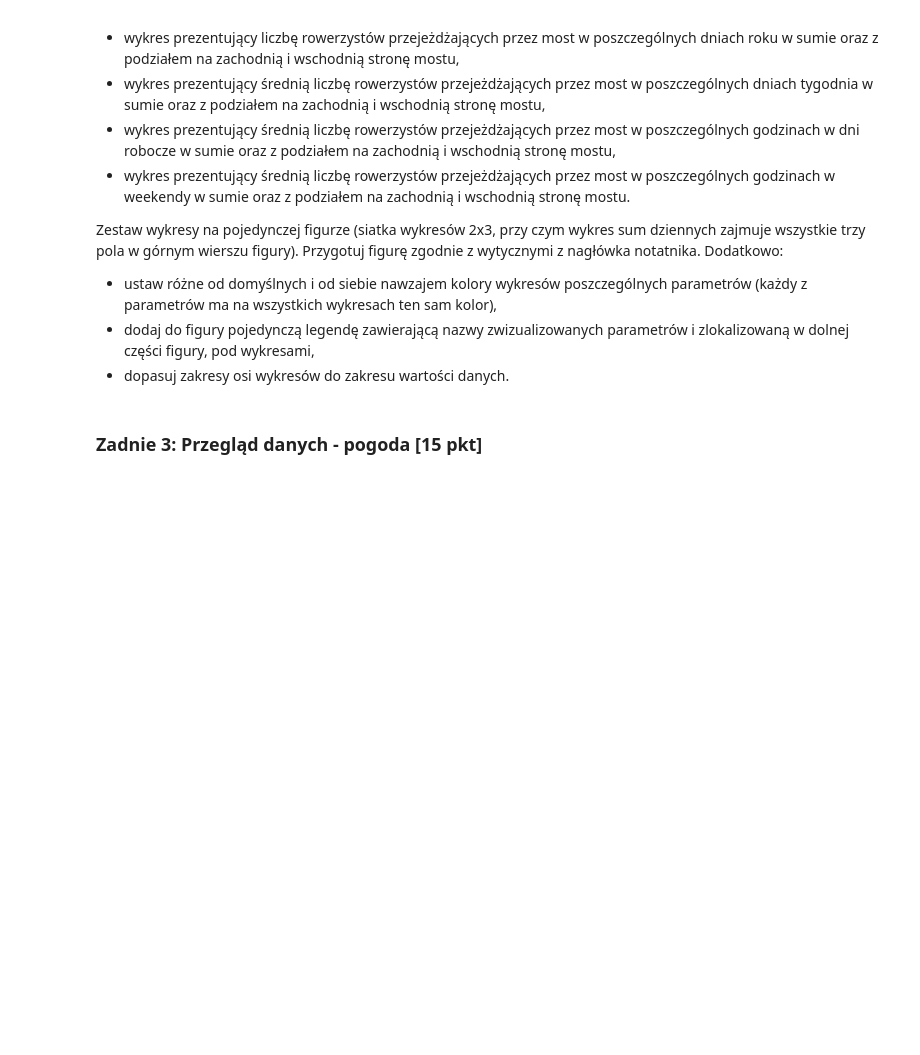
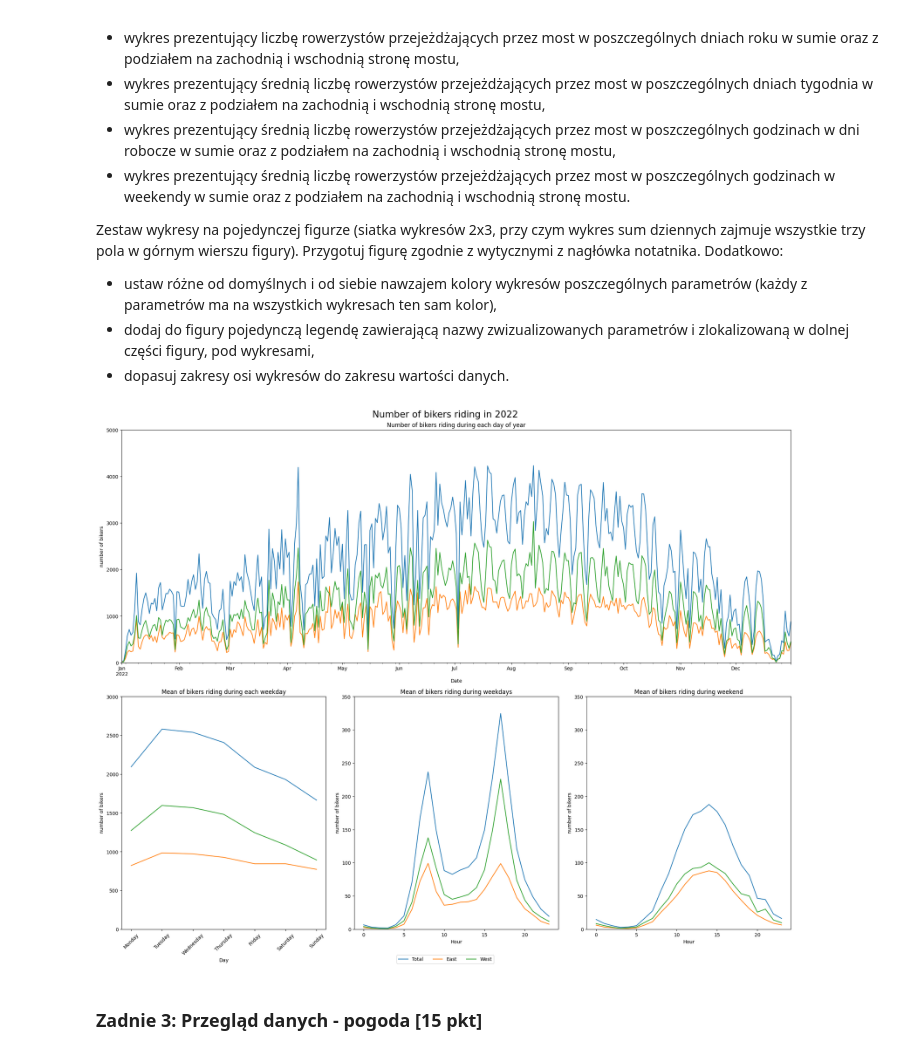
Before and after one commit to zuzannabrauer/dataAnalysisPython, a Jupyter notebook: ZZ03_CZ02.ipynb, the cells around one changed output. Drawn from its saved outputs; the diff is of its cells as text; code cells hidden in the pictures; blank space fills up the shorter version.

```diff
--- a/ZZ03_CZ02.ipynb
+++ b/ZZ03_CZ02.ipynb
@@ -153,4 +183,22 @@ assert np.all(np.isclose(bike_traffic_by_weekday_data.max().values, np.array([25
 # %%
 # Agregacja danych z konkretnych okresów tygodnia (dzień roboczy/weekend)
 # YOUR CODE HERE
-raise NotImplementedError()
+dates = pd.period_range(start='2022-01-01', end='2022-12-31', freq='H')
+weekday_weekend_hourly_bike_traffic_data = pd.DataFrame(index = range(24), columns = pd.MultiIndex.from_product([['Weekday', 'Weekend'], ['Total', 'East', 'West']]))
+weekday_weekend_hourly_bike_traffic_data.index.name = 'Hour'
+
+bike_traffic_data_copy = bike_traffic_data.copy()
+bike_traffic_data_copy['Weekday'] =  bike_traffic_data.index.weekday
+
+weekend = bike_traffic_data_copy.loc[bike_traffic_data_copy['Weekday'] >= 5][['Total', 'East', 'West']]
+weekday = bike_traffic_data_copy.loc[bike_traffic_data_copy['Weekday'] < 5][['Total', 'East', 'West']]
+
+weekday_weekend_hourly_bike_traffic_data.loc[:, ('Weekend', 'Total')] = weekend.groupby(weekend.index.hour).mean()['Total']
+weekday_weekend_hourly_bike_traffic_data.loc[:, ('Weekend', 'East')] = weekend.groupby(weekend.index.hour).mean()['East']
+weekday_weekend_hourly_bike_traffic_data.loc[:, ('Weekend', 'West')] = weekend.groupby(weekend.index.hour).mean()['West']
+weekday_weekend_hourly_bike_traffic_data.loc[:, ('Weekday', 'Total')] = weekday.groupby(weekday.index.hour).mean()['Total']
+weekday_weekend_hourly_bike_traffic_data.loc[:, ('Weekday', 'East')] = weekday.groupby(weekday.index.hour).mean()['East']
+weekday_weekend_hourly_bike_traffic_data.loc[:, ('Weekday', 'West')] = weekday.groupby(weekday.index.hour).mean()['West']
+
+weekday_weekend_hourly_bike_traffic_data = weekday_weekend_hourly_bike_traffic_data.astype(float)
+weekday_weekend_hourly_bike_traffic_data.style.format(precision = 2)
@@ -183,7 +251,41 @@ Zestaw wykresy na pojedynczej figurze (siatka wykresów 2x3, przy czym wykres su
 - dopasuj zakresy osi wykresów do zakresu wartości danych.
 # %%
 # YOUR CODE HERE
-raise NotImplementedError()
+fig, ax = plt.subplot_mosaic(
+    """
+    AAA
+    BCD
+    """, figsize = (20,16), constrained_layout=True
+)
+
+daily_bike_traffic_data.plot(ax=ax['A'])
+bike_traffic_by_weekday_data.plot(ax=ax['B'])
+weekday_weekend_hourly_bike_traffic_data.loc[:, 'Weekday'].plot(ax=ax['C'])
+weekday_weekend_hourly_bike_traffic_data.loc[:, 'Weekend'].plot(ax=ax['D'])
+
+ax['A'].set_ylim(0,5000)
+ax['A'].get_legend().remove()
+ax['A'].set_ylabel('number of bikers')
+ax['A'].set_title('Number of bikers riding during each day of year')
+ax['B'].set_ylim(0,3000)
+ax['B'].tick_params(axis='x', labelrotation = 45)
+ax['B'].get_legend().remove()
+ax['B'].set_ylabel('number of bikers')
+ax['B'].set_title('Mean of bikers riding during each weekday')
+ax['C'].set_ylim(0,350)
+ax['C'].get_legend().remove()
+ax['C'].set_ylabel('number of bikers')
+ax['C'].set_title('Mean of bikers riding during weekdays')
+ax['D'].set_ylim(0,350)
+ax['D'].get_legend().remove()
+ax['D'].set_ylabel('number of bikers')
+ax['D'].set_title('Mean of bikers riding during weekend')
+
+handles, labels = ax['D'].get_legend_handles_labels()
+fig.legend(handles, labels, loc = 'lower center', ncol = 3)
+fig.suptitle('Number of bikers riding in 2022', fontsize = 19);
+# %% [output]
+[figure, added]
 # %% [markdown]
 ### Zadnie 3: Przegląd danych - pogoda [15 pkt]
 # %% [markdown]
```
Also changed, not shown: parts of 7 cells of this notebook.
